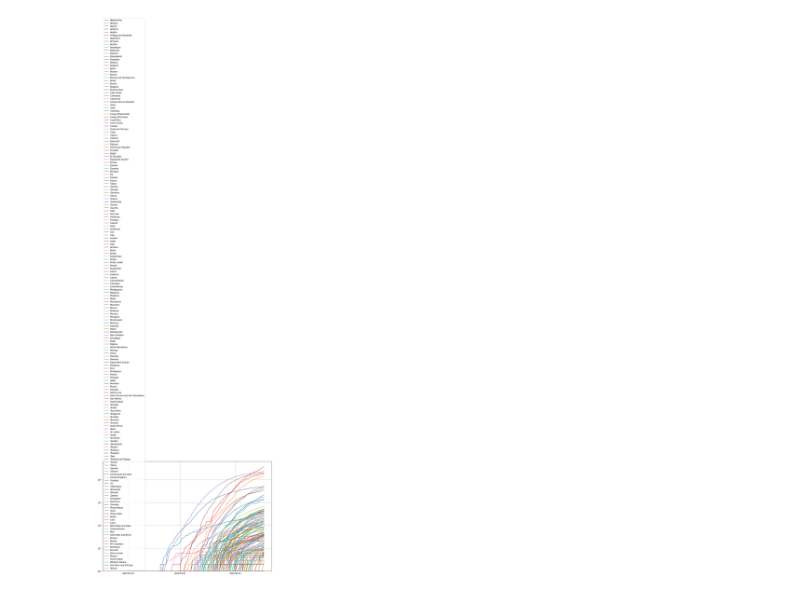
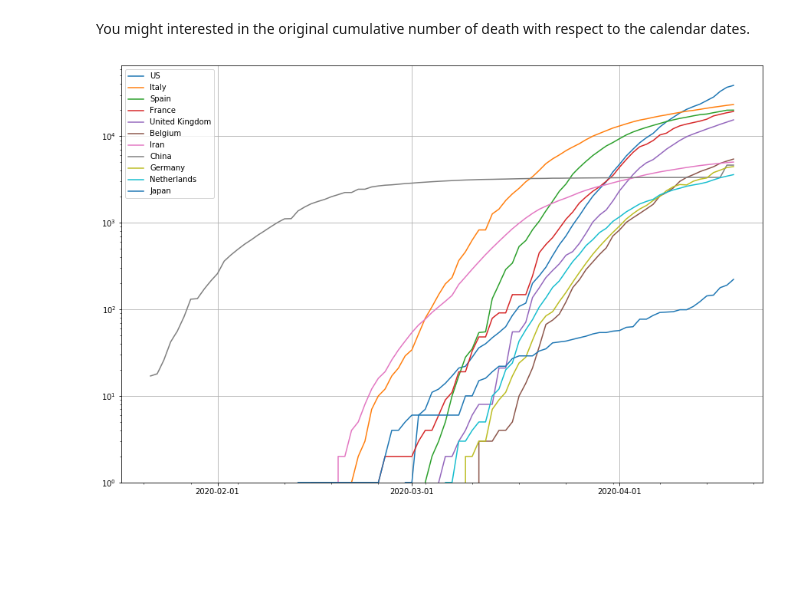
Before and after one commit to nagae/CoVid-19, a Jupyter notebook: prog/CoVidVis.ipynb, the cells around one changed output. Cells and saved outputs as stored; diff of their text form; code cells hidden in the pictures; blank space fills up the shorter version.

```diff
--- a/prog/CoVidVis.ipynb
+++ b/prog/CoVidVis.ipynb
@@ -101,0 +68,12 @@ Name: 2020-01-24 00:00:00, Length: 182, dtype: int64
+# %%
+#
+# Obtain the list of countries to be plotted
+#
+num_country = 10 # number of countries to be plotted.
+# Find the first `num_country` countries with highest death.
+dummy, country_set = zip(*sorted([(-deaths_df.loc[country][-1], country) for country in deaths_df.index])[:num_country])
+# country_set を list 形式に直す
+country_set = list(country_set)
+# (Optional) Append Japan if not included.
+if 'Japan' not in country_set:
+    country_set += ['Japan']
@@ -102,35 +114,29 @@ Name: 2020-01-24 00:00:00, Length: 182, dtype: int64
+# %% [markdown]
+You might interested in the original cumulative number of death with respect to the calendar dates.
 # %%
 #
-# いくつかの国について，死亡者数を対数で表示
+# Plot cumulative death with respect to the calendar dates.
 #
-# 国名リスト
-country_set = deaths_df.index
-#country_set = ['US', 'France', 'Italy', 'Germany', 'Japan']
+def plot_cum(df, country_set):
+    fig, ax = plt.subplots(figsize=(15,10))
 
-# 与えられたデータフレームと国名リストについて累積数グラフをプロットする関数
-def plot_cum(df, country_set):
-    # 図の準備
-    fig, ax = plt.subplots(figsize=(15,10))
-    # 国名リストのそれぞれについて，死亡者数をプロット
     for country in country_set:
-        plt.plot(df.loc[country], label=country)
-        # death_df.loc[country] は，death_df というデータフレームの中で country に相当する行を取り出す命令
-    # 見やすくなるように，x軸の大目盛を月ごと，小目盛を週ごとにする
-    ax.xaxis.set_major_locator(mdates.MonthLocator())
-    ax.xaxis.set_minor_locator(mdates.WeekdayLocator())
+        curve = ax.plot(df.loc[country], label=country)
+        # Add country name
+        #x, y = df.columns[-1], df.loc[country][-1]
+        #ax.text(x, y, country, verticalalignment='center')
+
+    # Ticks
+    ax.xaxis.set_major_locator(mdates.MonthLocator()) # set major ticks to be the beginning of month.
+    ax.xaxis.set_minor_locator(mdates.WeekdayLocator()) # set minor ticks to be week.
     ax.xaxis.set_major_formatter(mdates.DateFormatter("%Y-%m-%d"))
-    # フォントが小さいので大きくする
-    xticklabels = ax.get_xticklabels()
-    yticklabels = ax.get_yticklabels()
-    # y軸スケールを対数に（線形にする時は yscale('linear')
+    # Adjust figure
     plt.yscale('log')
-    # 格子を表示
     plt.grid()
-    # 凡例を表示
     plt.legend()
     plt.ylim([1,plt.ylim()[1]])
     plt.show()
     return fig, ax
 fig, ax = plot_cum(deaths_df, country_set)
 # %% [output]
-[figure, old version]
+[figure, new version]
```
Also changed, not shown: parts of 31 cells of this notebook.
